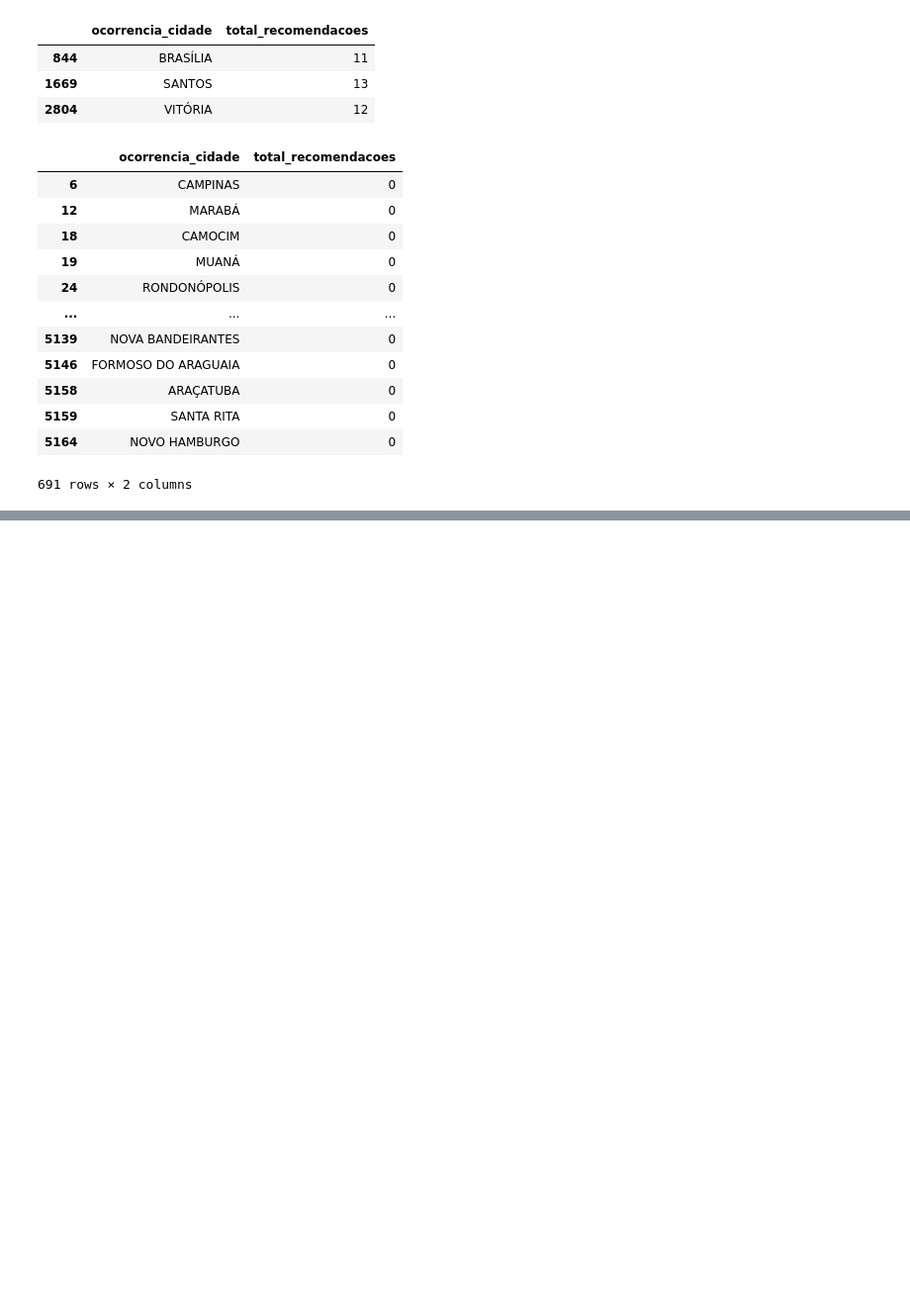
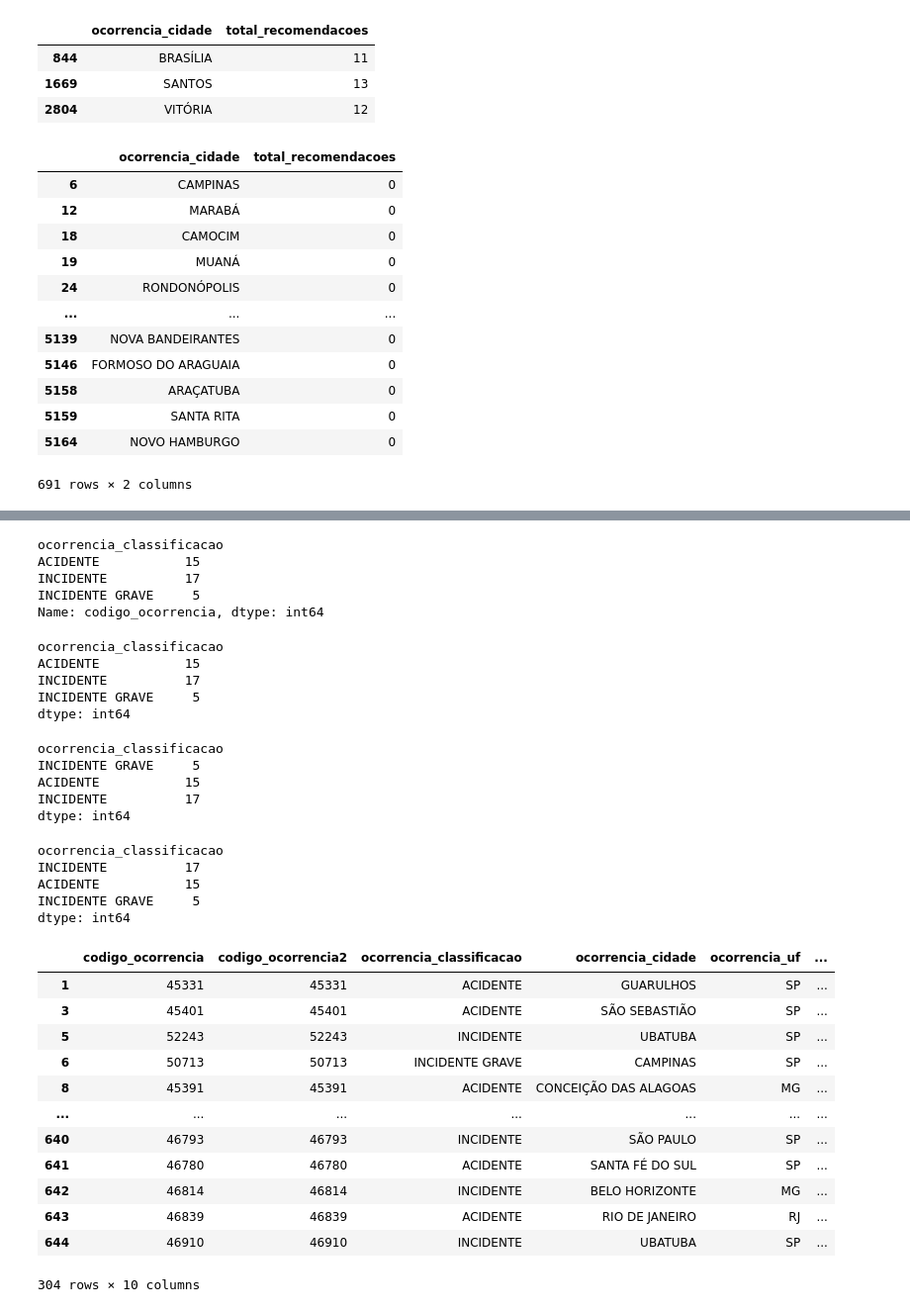
Before and after one commit to zeenlinux/dio, a Jupyter notebook: transformacoes.ipynb, the cells around one changed output, grey strips where cells are left out. Shown: that part at 99% size. Saved outputs shown, nothing was run; the diff lists cells and outputs as text; code cells hidden in the pictures; blank space fills up the shorter version.

```diff
--- a/transformacoes.ipynb
+++ b/transformacoes.ipynb
@@ -192,0 +504,51 @@ td.loc[filtro,['ocorrencia_cidade','total_recomendacoes']]
+# %%
+df201503.groupby(['ocorrencia_classificacao']).codigo_ocorrencia.count() #escolher sempre uma coluna com todos itens tem valor
+# %% [output]
+ocorrencia_classificacao
+ACIDENTE           15
+INCIDENTE          17
+INCIDENTE GRAVE     5
+Name: codigo_ocorrencia, dtype: int64
+# %%
+df201503.groupby(['ocorrencia_classificacao']).size() #conta o numero de linhas
+# %% [output]
+ocorrencia_classificacao
+ACIDENTE           15
+INCIDENTE          17
+INCIDENTE GRAVE     5
+dtype: int64
+# %%
+df201503.groupby(['ocorrencia_classificacao']).size().sort_values() #conta crescente
+# %% [output]
+ocorrencia_classificacao
+INCIDENTE GRAVE     5
+ACIDENTE           15
+INCIDENTE          17
+dtype: int64
+# %%
+df201503.groupby(['ocorrencia_classificacao']).size().sort_values(ascending=False) #conta decrescente
+# %% [output]
+ocorrencia_classificacao
+INCIDENTE          17
+ACIDENTE           15
+INCIDENTE GRAVE     5
+dtype: int64
+# %%
+filtro1 = td.ocorrencia_dia.dt.year == 2012
+filtro2 = td.ocorrencia_uf.isin(['SP','MG','ES','RJ'])
+dfsudoeste2010 = td.loc[filtro1 & filtro2]
+dfsudoeste2010
+# %% [output]
+|  | codigo_ocorrencia | codigo_ocorrencia2 | ocorrencia_classificacao | ocorrencia_cidade | ocorrencia_uf | ... |
+| 1 | 45331 | 45331 | ACIDENTE | GUARULHOS | SP | ... |
+| 3 | 45401 | 45401 | ACIDENTE | SÃO SEBASTIÃO | SP | ... |
+| 5 | 52243 | 52243 | INCIDENTE | UBATUBA | SP | ... |
+| 6 | 50713 | 50713 | INCIDENTE GRAVE | CAMPINAS | SP | ... |
+| 8 | 45391 | 45391 | ACIDENTE | CONCEIÇÃO DAS ALAGOAS | MG | ... |
+| ... | ... | ... | ... | ... | ... | ... |
+| 640 | 46793 | 46793 | INCIDENTE | SÃO PAULO | SP | ... |
+| 641 | 46780 | 46780 | ACIDENTE | SANTA FÉ DO SUL | SP | ... |
+| 642 | 46814 | 46814 | INCIDENTE | BELO HORIZONTE | MG | ... |
+| 643 | 46839 | 46839 | ACIDENTE | RIO DE JANEIRO | RJ | ... |
+| 644 | 46910 | 46910 | INCIDENTE | UBATUBA | SP | ... |
+304 rows × 10 columns
```
Also changed, not shown: parts of 25 cells of this notebook, 1 other file.
